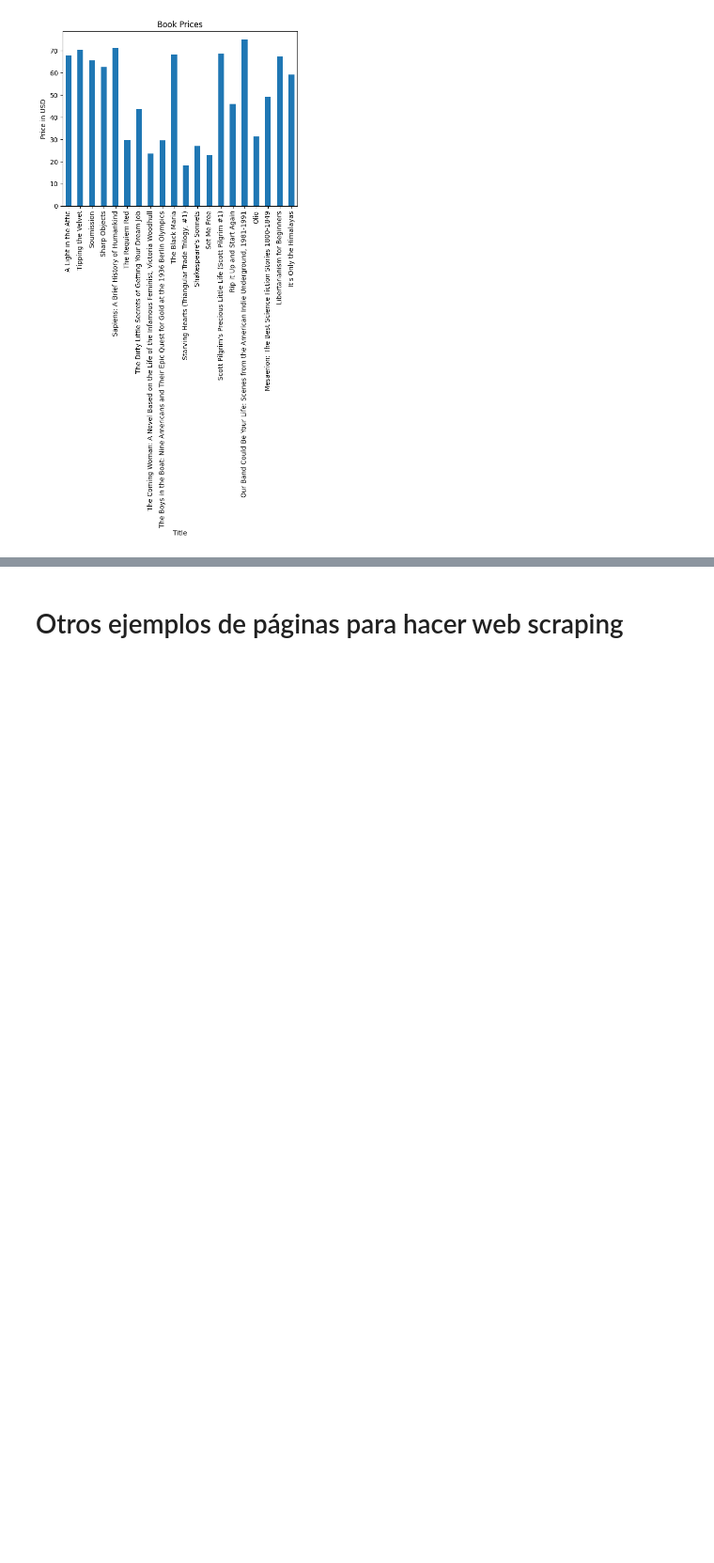
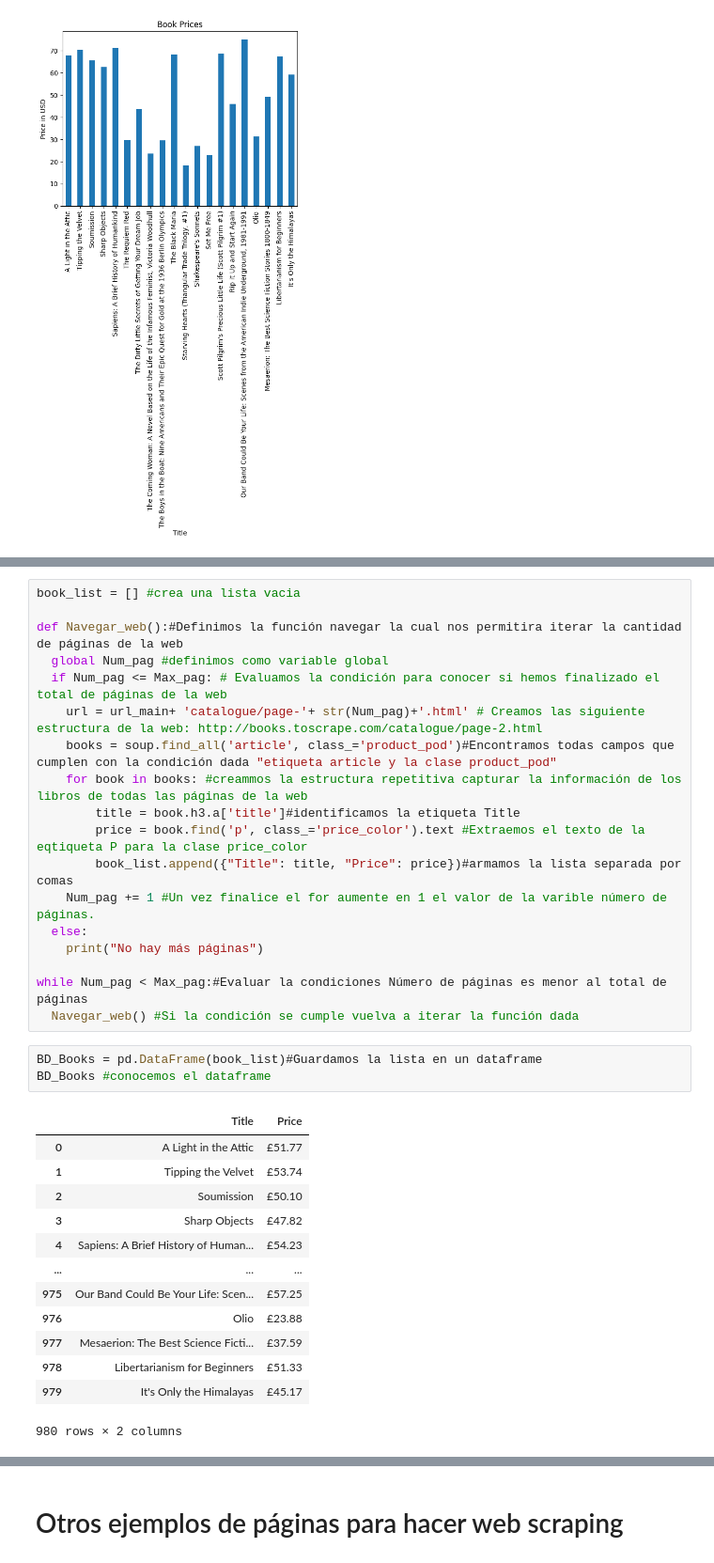
Before and after one commit to Juliodominguezcalderon/Talento_tech, a Jupyter notebook: web_scraping.ipynb, the cells around one changed output, grey strips where cells are left out. Shown at 94% size. Cells and saved outputs as stored; diff of their text form; blank space fills up the shorter version.

```diff
--- a/web_scraping.ipynb
+++ b/web_scraping.ipynb
@@ -299,0 +207,35 @@ for book2 in books2: #creando estructura repetitiva for
+# %%
+book_list = [] #crea una lista vacia
+
+def Navegar_web():#Definimos la función navegar la cual nos permitira iterar la cantidad de páginas de la web
+  global Num_pag #definimos como variable global
+  if Num_pag <= Max_pag: # Evaluamos la condición para conocer si hemos finalizado el total de páginas de la web
+    url = url_main+ 'catalogue/page-'+ str(Num_pag)+'.html' # Creamos las siguiente estructura de la web: http://books.toscrape.com/catalogue/page-2.html
+    books = soup.find_all('article', class_='product_pod')#Encontramos todas campos que cumplen con la condición dada "etiqueta article y la clase product_pod"
+    for book in books: #creammos la estructura repetitiva capturar la información de los libros de todas las páginas de la web
+        title = book.h3.a['title']#identificamos la etiqueta Title
+        price = book.find('p', class_='price_color').text #Extraemos el texto de la eqtiqueta P para la clase price_color
+        book_list.append({"Title": title, "Price": price})#armamos la lista separada por comas
+    Num_pag += 1 #Un vez finalice el for aumente en 1 el valor de la varible número de páginas.
+  else:
+    print("No hay más páginas")
+
+while Num_pag < Max_pag:#Evaluar la condiciones Número de páginas es menor al total de páginas
+  Navegar_web() #Si la condición se cumple vuelva a iterar la función dada
+# %%
+BD_Books = pd.DataFrame(book_list)#Guardamos la lista en un dataframe
+BD_Books #conocemos el dataframe
+# %% [output]
+|  | Title | Price |
+| 0 | A Light in the Attic | £51.77 |
+| 1 | Tipping the Velvet | £53.74 |
+| 2 | Soumission | £50.10 |
+| 3 | Sharp Objects | £47.82 |
+| 4 | Sapiens: A Brief History of Human... | £54.23 |
+| ... | ... | ... |
+| 975 | Our Band Could Be Your Life: Scen... | £57.25 |
+| 976 | Olio | £23.88 |
+| 977 | Mesaerion: The Best Science Ficti... | £37.59 |
+| 978 | Libertarianism for Beginners | £51.33 |
+| 979 | It's Only the Himalayas | £45.17 |
+980 rows × 2 columns
```
Also changed, not shown: parts of 10 cells of this notebook.
